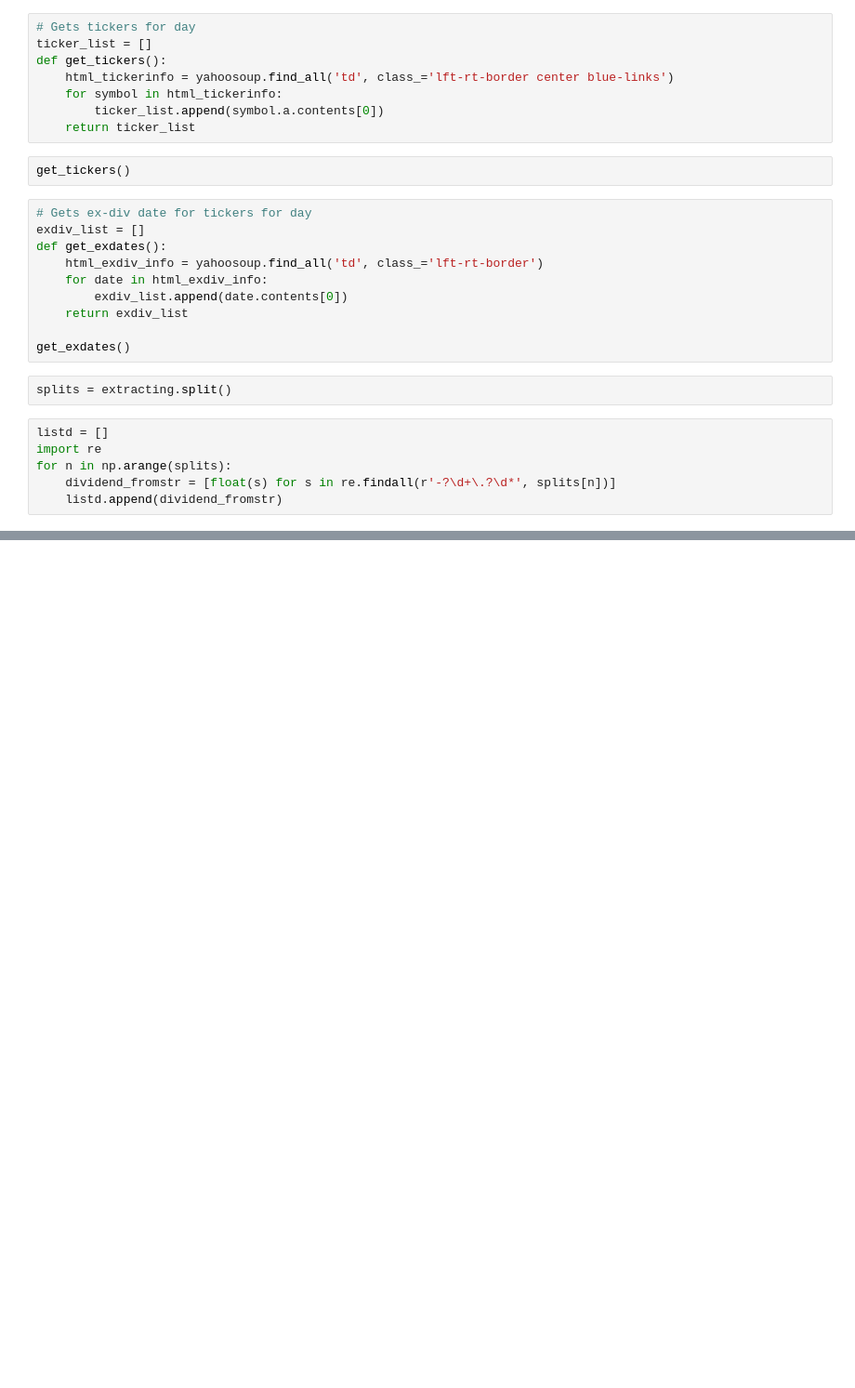
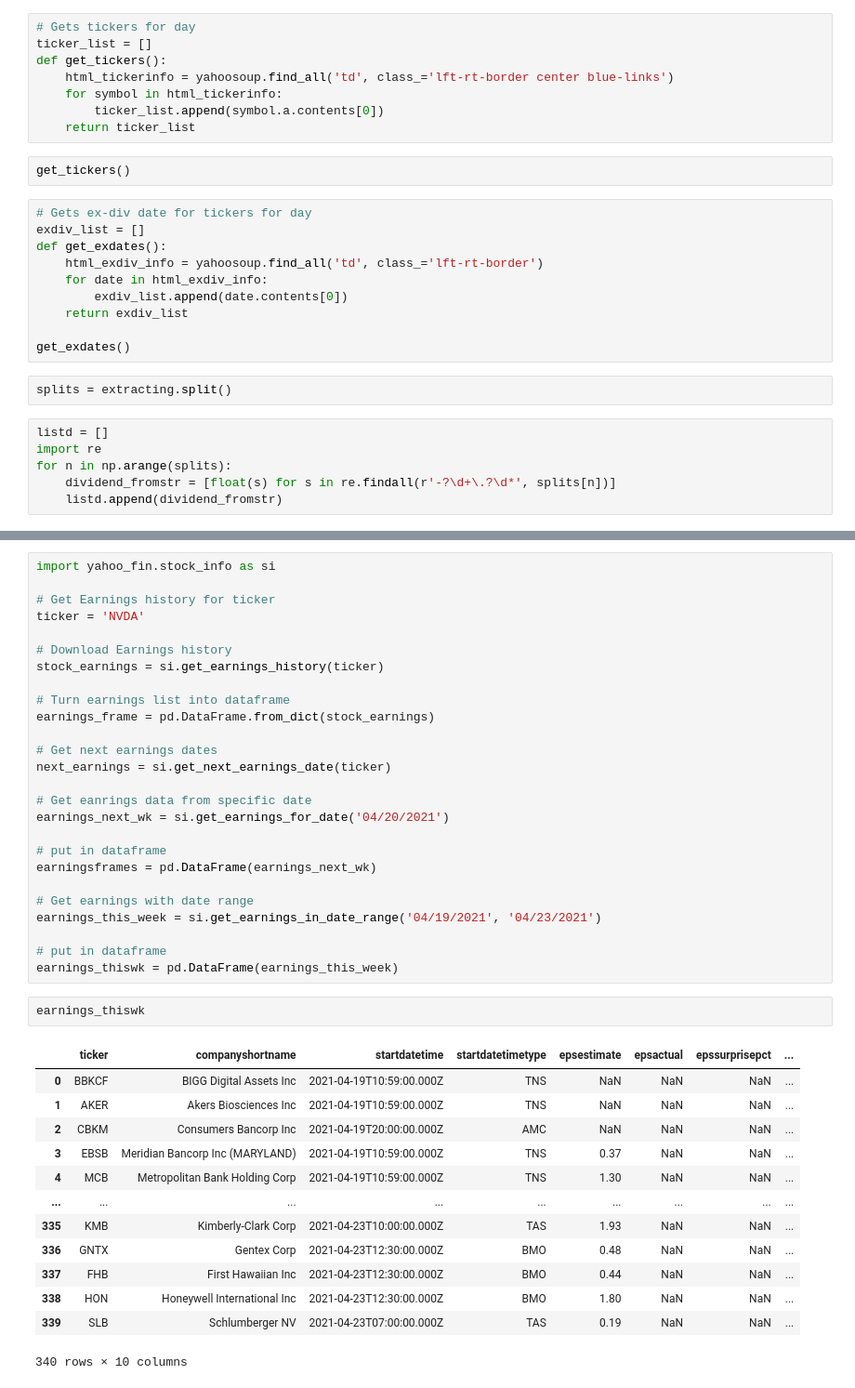
Before and after one commit to ryanhhogan3/financialintel, a Jupyter notebook: Outlines.ipynb, the cells around one changed output, grey strips where cells are left out. Shown: that part at 93% size. Cells and saved outputs as stored; diff of their text form; blank space fills up the shorter version.

```diff
--- a/Outlines.ipynb
+++ b/Outlines.ipynb
@@ -548,0 +744,42 @@ s
+# %%
+import yahoo_fin.stock_info as si
+
+# Get Earnings history for ticker
+ticker = 'NVDA'
+
+# Download Earnings history
+stock_earnings = si.get_earnings_history(ticker)
+
+# Turn earnings list into dataframe
+earnings_frame = pd.DataFrame.from_dict(stock_earnings)
+
+# Get next earnings dates
+next_earnings = si.get_next_earnings_date(ticker)
+
+# Get eanrings data from specific date
+earnings_next_wk = si.get_earnings_for_date('04/20/2021')
+
+# put in dataframe
+earningsframes = pd.DataFrame(earnings_next_wk)
+
+# Get earnings with date range
+earnings_this_week = si.get_earnings_in_date_range('04/19/2021', '04/23/2021')
+
+# put in dataframe
+earnings_thiswk = pd.DataFrame(earnings_this_week)
+# %%
+earnings_thiswk
+# %% [output]
+|  | ticker | companyshortname | startdatetime | startdatetimetype | epsestimate | epsactual | epssurprisepct | ... |
+| 0 | BBKCF | BIGG Digital Assets Inc | 2021-04-19T10:59:00.000Z | TNS | NaN | NaN | NaN | ... |
+| 1 | AKER | Akers Biosciences Inc | 2021-04-19T10:59:00.000Z | TNS | NaN | NaN | NaN | ... |
+| 2 | CBKM | Consumers Bancorp Inc | 2021-04-19T20:00:00.000Z | AMC | NaN | NaN | NaN | ... |
+| 3 | EBSB | Meridian Bancorp Inc (MARYLAND) | 2021-04-19T10:59:00.000Z | TNS | 0.37 | NaN | NaN | ... |
+| 4 | MCB | Metropolitan Bank Holding Corp | 2021-04-19T10:59:00.000Z | TNS | 1.30 | NaN | NaN | ... |
+| ... | ... | ... | ... | ... | ... | ... | ... | ... |
+| 335 | KMB | Kimberly-Clark Corp | 2021-04-23T10:00:00.000Z | TAS | 1.93 | NaN | NaN | ... |
+| 336 | GNTX | Gentex Corp | 2021-04-23T12:30:00.000Z | BMO | 0.48 | NaN | NaN | ... |
+| 337 | FHB | First Hawaiian Inc | 2021-04-23T12:30:00.000Z | BMO | 0.44 | NaN | NaN | ... |
+| 338 | HON | Honeywell International Inc | 2021-04-23T12:30:00.000Z | BMO | 1.80 | NaN | NaN | ... |
+| 339 | SLB | Schlumberger NV | 2021-04-23T07:00:00.000Z | TAS | 0.19 | NaN | NaN | ... |
+340 rows × 10 columns
```
Also changed, not shown: parts of 8 cells of this notebook, 4 other files.
